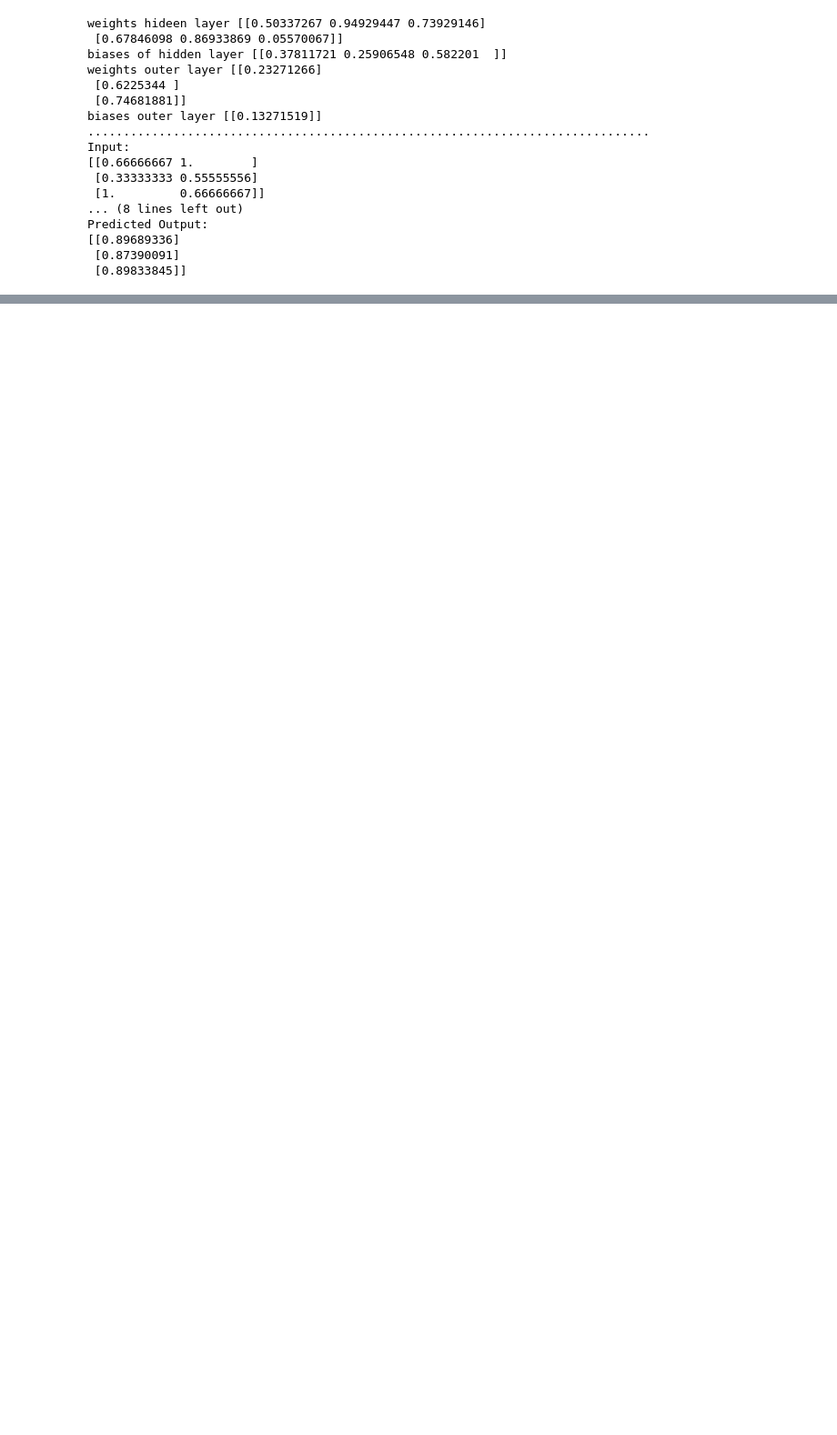
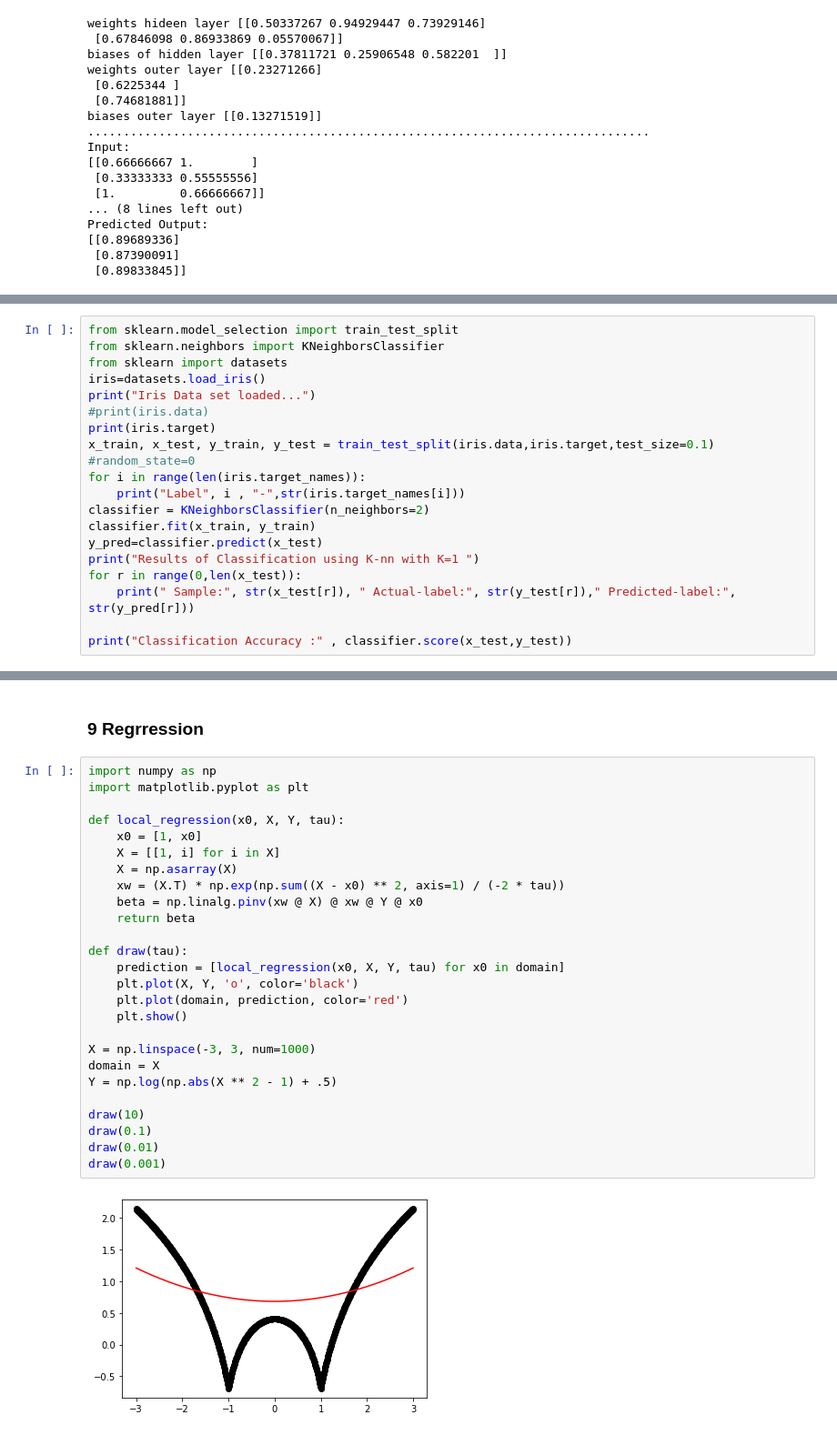
Before and after one commit to rohitdas13595/AI-MLLab, a Jupyter notebook: prog.ipynb, the cells around one changed output, grey strips where cells are left out. Shown at 91% size. Saved outputs shown, nothing was run; the diff lists cells and outputs as text; blank space fills up the shorter version.

```diff
--- a/prog.ipynb
+++ b/prog.ipynb
@@ -562,0 +707,20 @@ Predicted Output:
+# %%
+from sklearn.model_selection import train_test_split
+from sklearn.neighbors import KNeighborsClassifier
+from sklearn import datasets
+iris=datasets.load_iris()
+print("Iris Data set loaded...")
+#print(iris.data)
+print(iris.target)
+x_train, x_test, y_train, y_test = train_test_split(iris.data,iris.target,test_size=0.1)
+#random_state=0
+for i in range(len(iris.target_names)):
+    print("Label", i , "-",str(iris.target_names[i]))
+classifier = KNeighborsClassifier(n_neighbors=2)
+classifier.fit(x_train, y_train)
+y_pred=classifier.predict(x_test)
+print("Results of Classification using K-nn with K=1 ")
+for r in range(0,len(x_test)):
+    print(" Sample:", str(x_test[r]), " Actual-label:", str(y_test[r])," Predicted-label:", str(y_pred[r]))
+
+print("Classification Accuracy :" , classifier.score(x_test,y_test))
@@ -562,0 +745,30 @@ Predicted Output:
+# %% [markdown]
+### 9 Regrression
+# %%
+import numpy as np
+import matplotlib.pyplot as plt
+
+def local_regression(x0, X, Y, tau):
+    x0 = [1, x0]
+    X = [[1, i] for i in X]
+    X = np.asarray(X)
+    xw = (X.T) * np.exp(np.sum((X - x0) ** 2, axis=1) / (-2 * tau))
+    beta = np.linalg.pinv(xw @ X) @ xw @ Y @ x0
+    return beta
+
+def draw(tau):
+    prediction = [local_regression(x0, X, Y, tau) for x0 in domain]
+    plt.plot(X, Y, 'o', color='black')
+    plt.plot(domain, prediction, color='red')
+    plt.show()
+
+X = np.linspace(-3, 3, num=1000)
+domain = X
+Y = np.log(np.abs(X ** 2 - 1) + .5)
+
+draw(10)
+draw(0.1)
+draw(0.01)
+draw(0.001)
+# %% [output]
+[figure, added]
```
Also changed, not shown: parts of 7 cells of this notebook, 7 other files.
